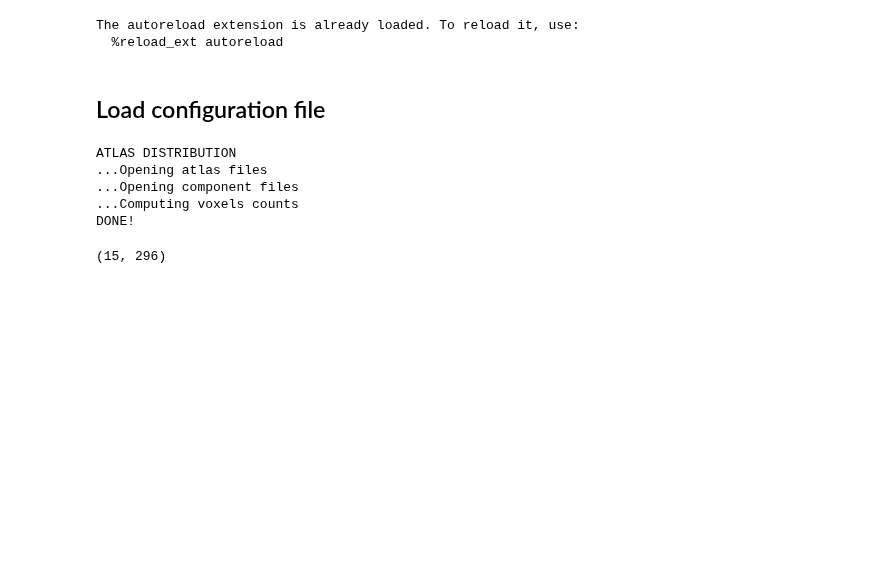
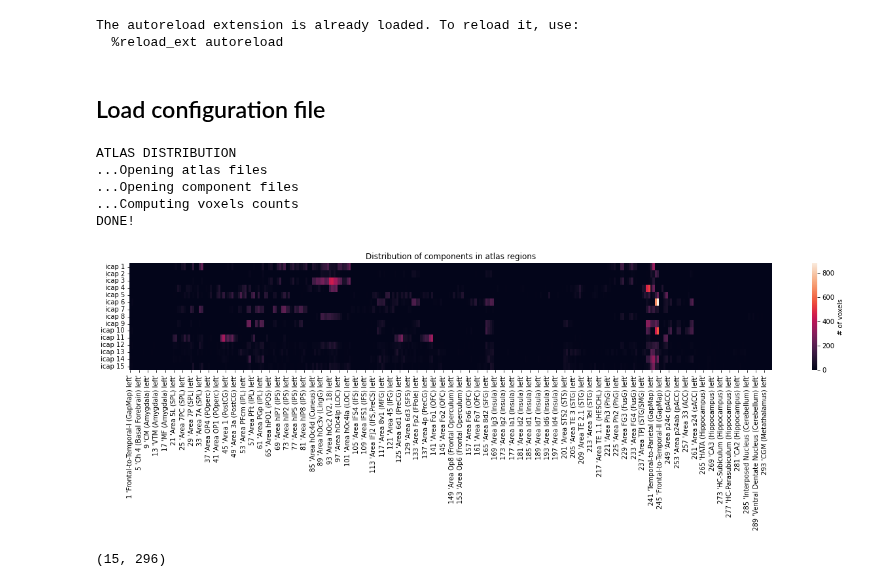
Before and after one commit to NawalK/hc_project_analyses, a Jupyter notebook: notebook/spatial_comparison.ipynb, the cells around one changed output. Saved outputs shown, nothing was run; the diff lists cells and outputs as text; code cells hidden in the pictures; blank space fills up the shorter version.

```diff
--- a/notebook/spatial_comparison.ipynb
+++ b/notebook/spatial_comparison.ipynb
@@ -30,13 +30,14 @@ The autoreload extension is already loaded. To reload it, use:
 with open('../config/config_NK.json') as config_file:
     config = json.load(config_file)
 # %%
-dist_test,labels = atlas_distribution(config,'icap',15)
+dist_test = atlas_distribution(config,'icap',15)
 # %% [output]
 ATLAS DISTRIBUTION
 ...Opening atlas files
 ...Opening component files
 ...Computing voxels counts
 DONE!
+[figure, added]
 # %%
 dist_test.shape
 # %% [output]
```
Also changed, not shown: parts of 1 cell of this notebook, 1 other file.
